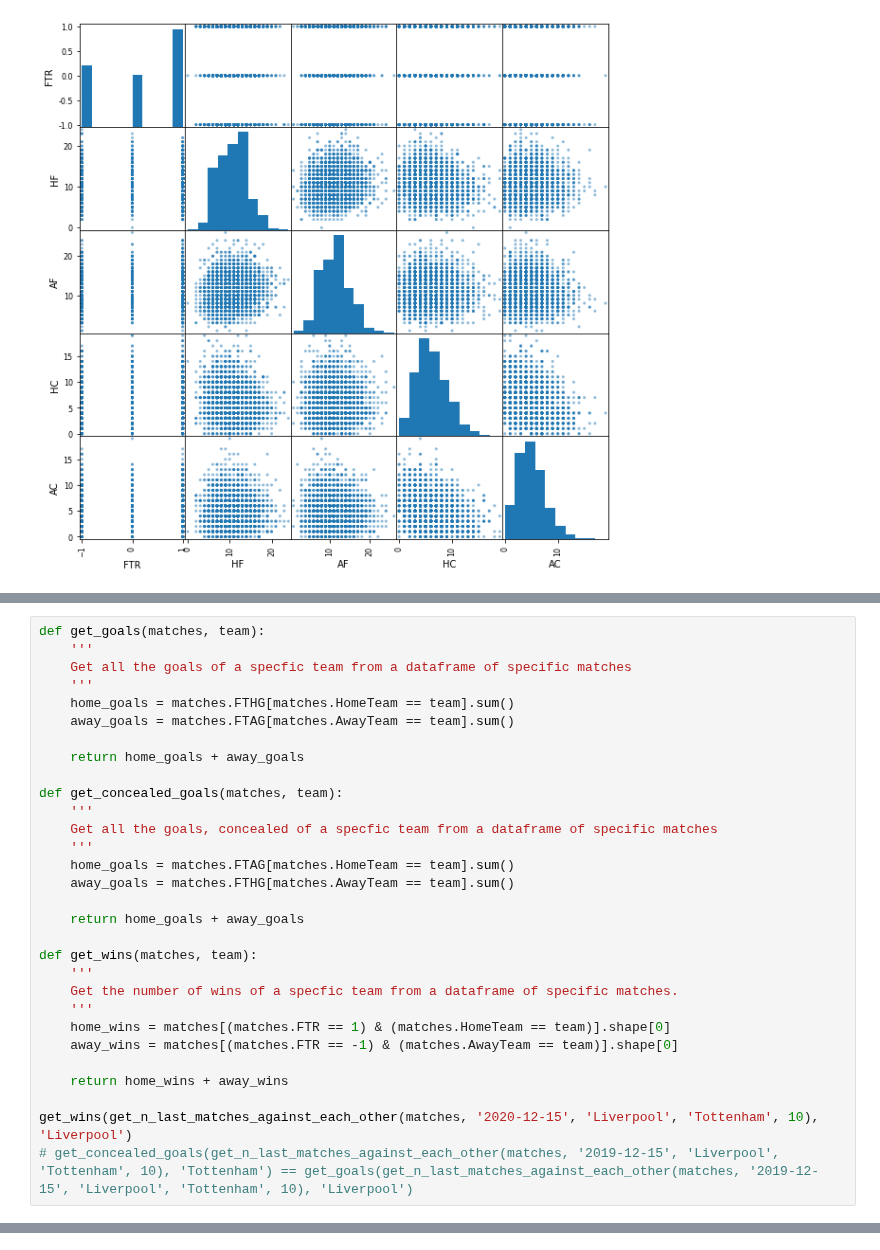
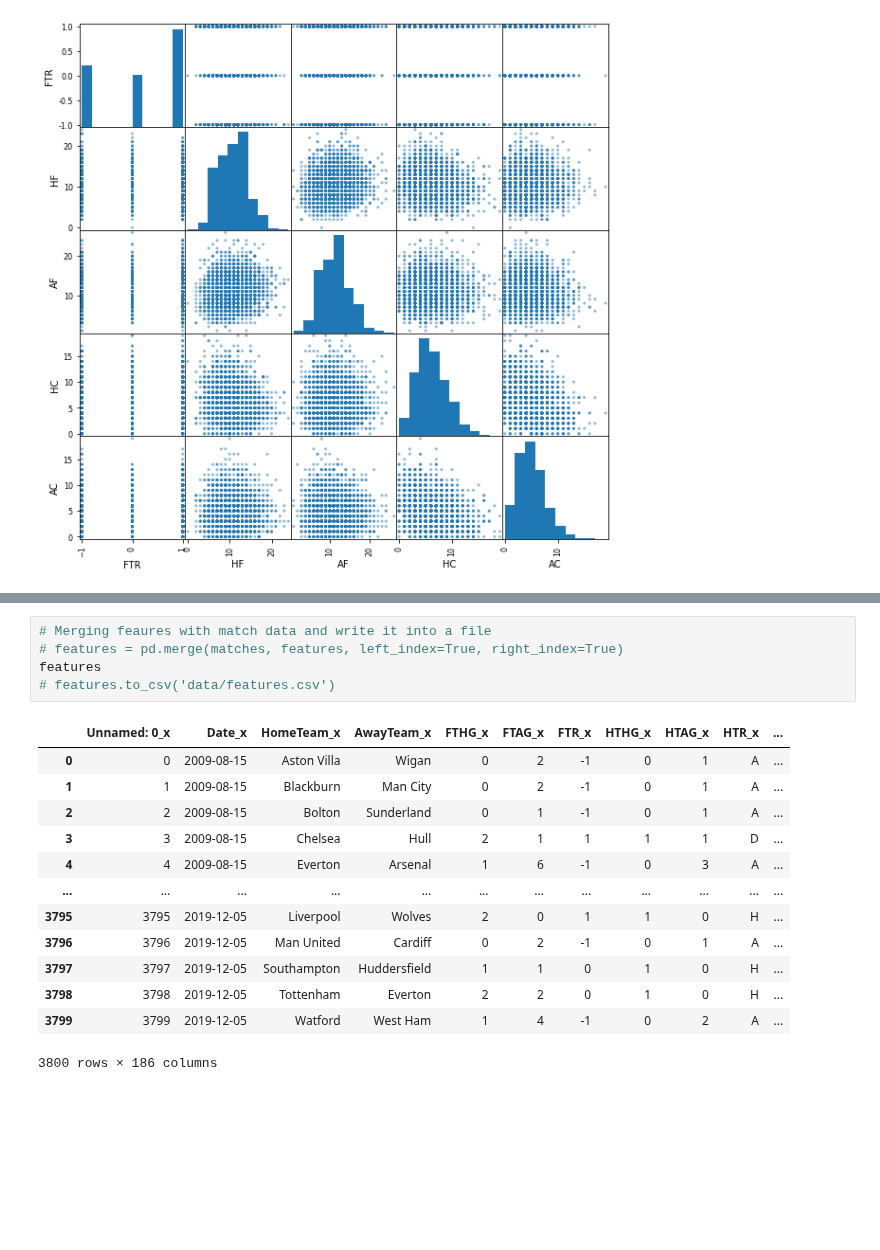
Before and after one commit to maxymkuz/Sports-predictor, a Jupyter notebook: data_exploration.ipynb, the cells around one changed output, grey strips where cells are left out. Cells and saved outputs as stored; diff of their text form; blank space fills up the shorter version.

```diff
--- a/data_exploration.ipynb
+++ b/data_exploration.ipynb
@@ -137,30 +194,0 @@ get_n_last_matches_against_each_other(matches, '2008-12-15', 'Liverpool', 'Totte
-# %%
-def get_goals(matches, team):
-    '''
-    Get all the goals of a specfic team from a dataframe of specific matches
-    '''
-    home_goals = matches.FTHG[matches.HomeTeam == team].sum()
-    away_goals = matches.FTAG[matches.AwayTeam == team].sum()
-
-    return home_goals + away_goals
-
-def get_concealed_goals(matches, team):
-    '''
-    Get all the goals, concealed of a specfic team from a dataframe of specific matches
-    '''
-    home_goals = matches.FTAG[matches.HomeTeam == team].sum()
-    away_goals = matches.FTHG[matches.AwayTeam == team].sum()
-
-    return home_goals + away_goals
-
-def get_wins(matches, team):
-    '''
-    Get the number of wins of a specfic team from a dataframe of specific matches.
-    '''
-    home_wins = matches[(matches.FTR == 1) & (matches.HomeTeam == team)].shape[0]
-    away_wins = matches[(matches.FTR == -1) & (matches.AwayTeam == team)].shape[0]
-
-    return home_wins + away_wins
-
-get_wins(get_n_last_matches_against_each_other(matches, '2020-12-15', 'Liverpool', 'Tottenham', 10), 'Liverpool')
-# get_concealed_goals(get_n_last_matches_against_each_other(matches, '2019-12-15', 'Liverpool', 'Tottenham', 10), 'Tottenham') == get_goals(get_n_last_matches_against_each_other(matches, '2019-12-15', 'Liverpool', 'Tottenham', 10), 'Liverpool')
@@ -168,0 +246,19 @@ get_wins(get_n_last_matches_against_each_other(matches, '2020-12-15', 'Liverpool
+# %%
+# Merging feaures with match data and write it into a file
+# features = pd.merge(matches, features, left_index=True, right_index=True)
+features
+# features.to_csv('data/features.csv')
+# %% [output]
+|  | Unnamed: 0_x | Date_x | HomeTeam_x | AwayTeam_x | FTHG_x | FTAG_x | FTR_x | HTHG_x | HTAG_x | HTR_x | ... |
+| 0 | 0 | 2009-08-15 | Aston Villa | Wigan | 0 | 2 | -1 | 0 | 1 | A | ... |
+| 1 | 1 | 2009-08-15 | Blackburn | Man City | 0 | 2 | -1 | 0 | 1 | A | ... |
+| 2 | 2 | 2009-08-15 | Bolton | Sunderland | 0 | 1 | -1 | 0 | 1 | A | ... |
+| 3 | 3 | 2009-08-15 | Chelsea | Hull | 2 | 1 | 1 | 1 | 1 | D | ... |
+| 4 | 4 | 2009-08-15 | Everton | Arsenal | 1 | 6 | -1 | 0 | 3 | A | ... |
+| ... | ... | ... | ... | ... | ... | ... | ... | ... | ... | ... | ... |
+| 3795 | 3795 | 2019-12-05 | Liverpool | Wolves | 2 | 0 | 1 | 1 | 0 | H | ... |
+| 3796 | 3796 | 2019-12-05 | Man United | Cardiff | 0 | 2 | -1 | 0 | 1 | A | ... |
+| 3797 | 3797 | 2019-12-05 | Southampton | Huddersfield | 1 | 1 | 0 | 1 | 0 | H | ... |
+| 3798 | 3798 | 2019-12-05 | Tottenham | Everton | 2 | 2 | 0 | 1 | 0 | H | ... |
+| 3799 | 3799 | 2019-12-05 | Watford | West Ham | 1 | 4 | -1 | 0 | 2 | A | ... |
+3800 rows × 186 columns
```
Also changed, not shown: parts of 9 cells of this notebook, 5 other files.
